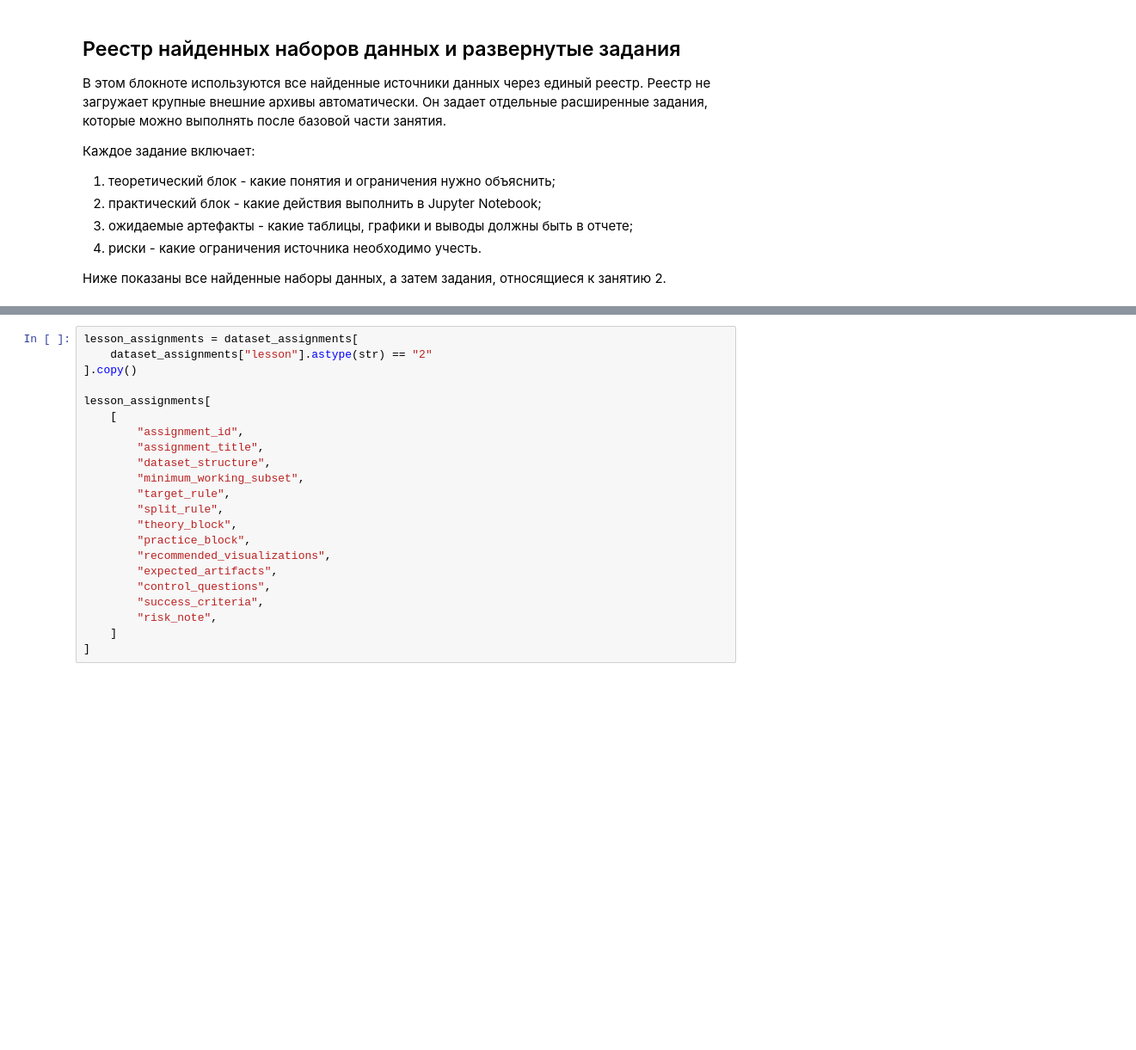
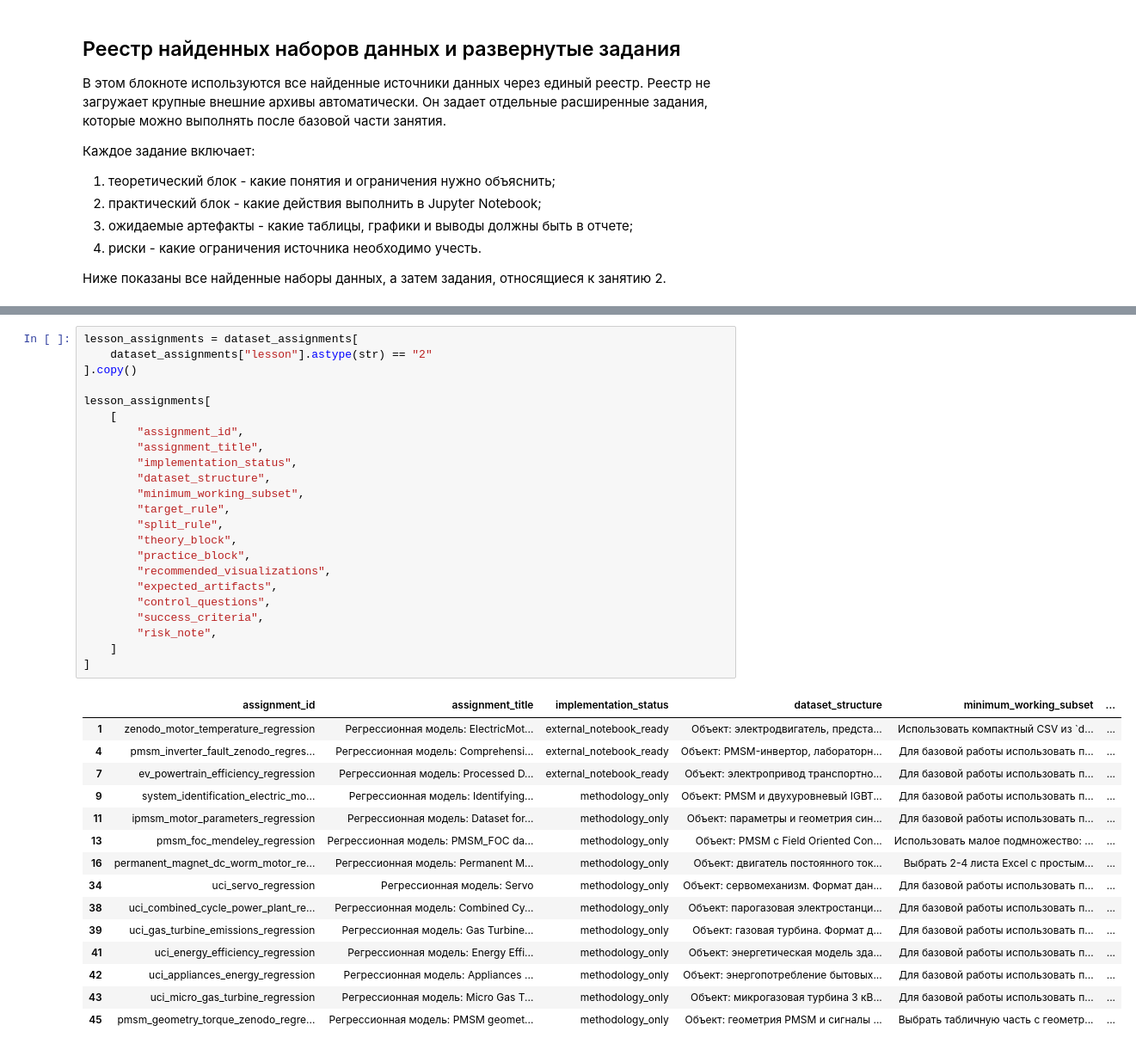
Before and after one commit to Alexflex/appailab, a Jupyter notebook: notebooks/teacher/02_motor_regression_teacher.ipynb, the cells around one changed output, grey strips where cells are left out. Shown at 86% size. Drawn from its saved outputs; the diff is of its cells as text; blank space fills up the shorter version.

```diff
--- a/notebooks/teacher/02_motor_regression_teacher.ipynb
+++ b/notebooks/teacher/02_motor_regression_teacher.ipynb
@@ -869,25 +973,42 @@ plt.show()
 # %%
 lesson_assignments = dataset_assignments[
     dataset_assignments["lesson"].astype(str) == "2"
 ].copy()
 
 lesson_assignments[
     [
         "assignment_id",
         "assignment_title",
+        "implementation_status",
         "dataset_structure",
         "minimum_working_subset",
         "target_rule",
         "split_rule",
         "theory_block",
         "practice_block",
         "recommended_visualizations",
         "expected_artifacts",
         "control_questions",
         "success_criteria",
         "risk_note",
     ]
 ]
+# %% [output]
+|  | assignment_id | assignment_title | implementation_status | dataset_structure | minimum_working_subset | ... |
+| 1 | zenodo_motor_temperature_regression | Регрессионная модель: ElectricMot... | external_notebook_ready | Объект: электродвигатель, предста... | Использовать компактный CSV из `d... | ... |
+| 4 | pmsm_inverter_fault_zenodo_regres... | Регрессионная модель: Comprehensi... | external_notebook_ready | Объект: PMSM-инвертор, лабораторн... | Для базовой работы использовать п... | ... |
+| 7 | ev_powertrain_efficiency_regression | Регрессионная модель: Processed D... | external_notebook_ready | Объект: электропривод транспортно... | Для базовой работы использовать п... | ... |
+| 9 | system_identification_electric_mo... | Регрессионная модель: Identifying... | methodology_only | Объект: PMSM и двухуровневый IGBT... | Для базовой работы использовать п... | ... |
+| 11 | ipmsm_motor_parameters_regression | Регрессионная модель: Dataset for... | methodology_only | Объект: параметры и геометрия син... | Для базовой работы использовать п... | ... |
+| 13 | pmsm_foc_mendeley_regression | Регрессионная модель: PMSM_FOC da... | methodology_only | Объект: PMSM с Field Oriented Con... | Использовать малое подмножество: ... | ... |
+| 16 | permanent_magnet_dc_worm_motor_re... | Регрессионная модель: Permanent M... | methodology_only | Объект: двигатель постоянного ток... | Выбрать 2-4 листа Excel с простым... | ... |
+| 34 | uci_servo_regression | Регрессионная модель: Servo | methodology_only | Объект: сервомеханизм. Формат дан... | Для базовой работы использовать п... | ... |
+| 38 | uci_combined_cycle_power_plant_re... | Регрессионная модель: Combined Cy... | methodology_only | Объект: парогазовая электростанци... | Для базовой работы использовать п... | ... |
+| 39 | uci_gas_turbine_emissions_regression | Регрессионная модель: Gas Turbine... | methodology_only | Объект: газовая турбина. Формат д... | Для базовой работы использовать п... | ... |
+| 41 | uci_energy_efficiency_regression | Регрессионная модель: Energy Effi... | methodology_only | Объект: энергетическая модель зда... | Для базовой работы использовать п... | ... |
+| 42 | uci_appliances_energy_regression | Регрессионная модель: Appliances ... | methodology_only | Объект: энергопотребление бытовых... | Для базовой работы использовать п... | ... |
+| 43 | uci_micro_gas_turbine_regression | Регрессионная модель: Micro Gas T... | methodology_only | Объект: микрогазовая турбина 3 кВ... | Для базовой работы использовать п... | ... |
+| 45 | pmsm_geometry_torque_zenodo_regre... | Регрессионная модель: PMSM geomet... | methodology_only | Объект: геометрия PMSM и сигналы ... | Выбрать табличную часть с геометр... | ... |
 # %% [markdown]
 ## Индивидуальное расширенное задание
 
```
Also changed, not shown: parts of 24 cells of this notebook, 50 other files.
